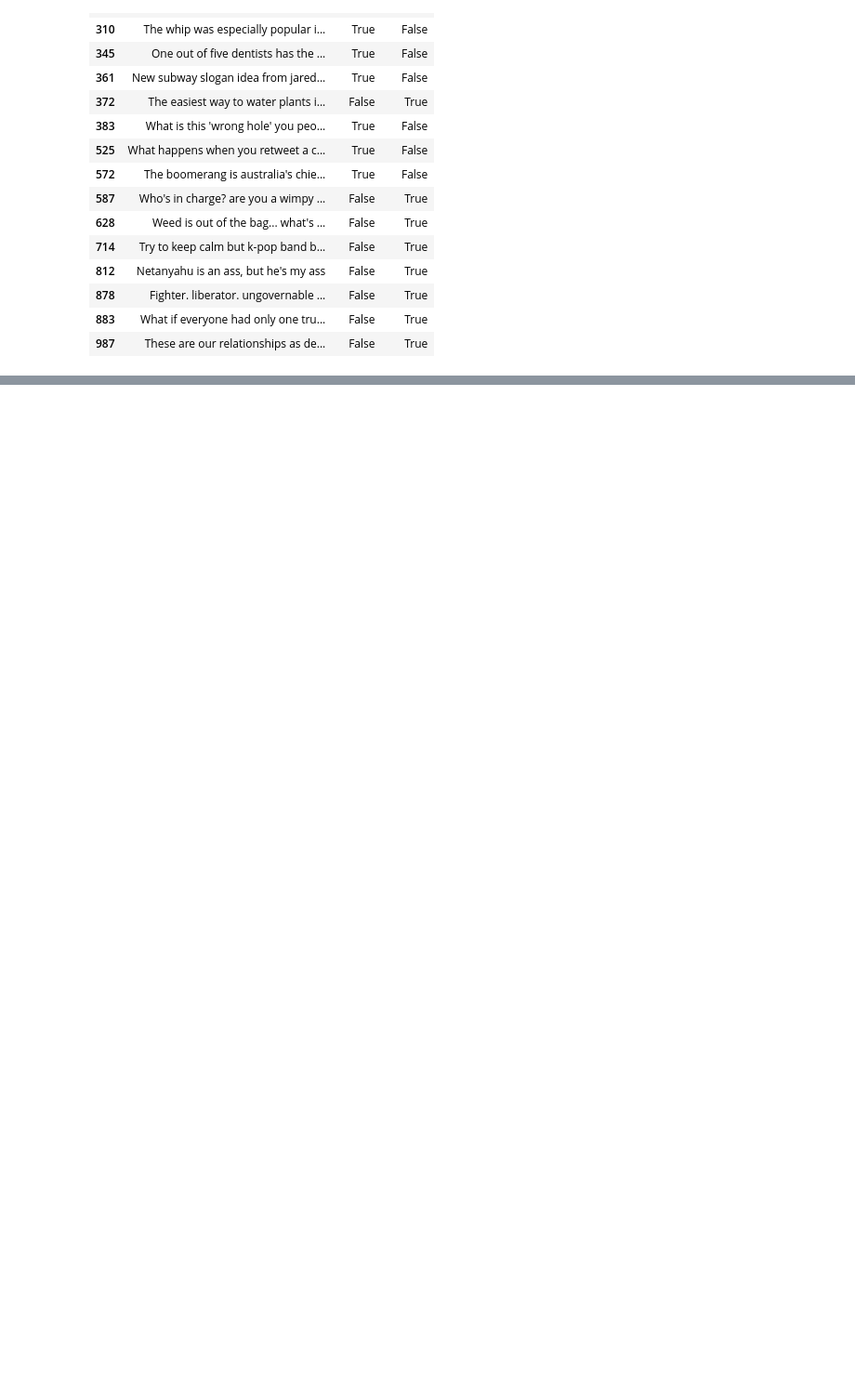
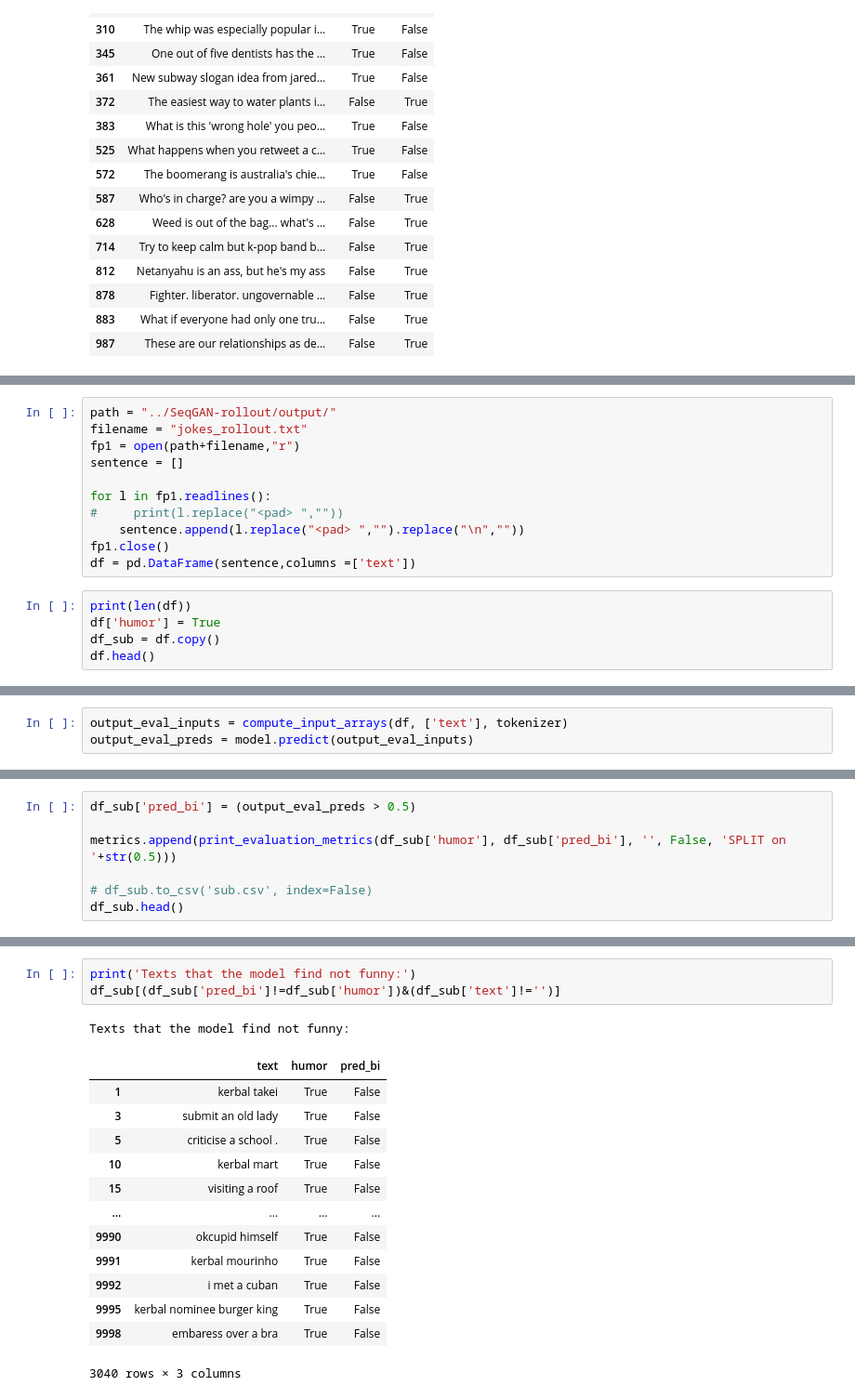
Before and after one commit to junyanj1/joke-gen, a Jupyter notebook: ColBERT humor/train-colbert-evaluate-seqgan.ipynb, the cells around one changed output, grey strips where cells are left out. Shown at 93% size. Saved outputs shown, nothing was run; the diff lists cells and outputs as text; blank space fills up the shorter version.

```diff
--- a/ColBERT humor/train-colbert-evaluate-seqgan.ipynb
+++ b/ColBERT humor/train-colbert-evaluate-seqgan.ipynb
@@ -402,0 +452,16 @@ Texts that the model failed to correctly predict:
+# %%
+path = "../SeqGAN-rollout/output/"
+filename = "jokes_rollout.txt"
+fp1 = open(path+filename,"r")
+sentence = []
+
+for l in fp1.readlines():
+#     print(l.replace("<pad> ",""))
+    sentence.append(l.replace("<pad> ","").replace("\n",""))
+fp1.close()
+df = pd.DataFrame(sentence,columns =['text'])
+# %%
+print(len(df))
+df['humor'] = True
+df_sub = df.copy()
+df.head()
@@ -402,0 +476,3 @@ Texts that the model failed to correctly predict:
+# %%
+output_eval_inputs = compute_input_arrays(df, ['text'], tokenizer)
+output_eval_preds = model.predict(output_eval_inputs)
@@ -402,0 +481,7 @@ Texts that the model failed to correctly predict:
+# %%
+df_sub['pred_bi'] = (output_eval_preds > 0.5)
+
+metrics.append(print_evaluation_metrics(df_sub['humor'], df_sub['pred_bi'], '', False, 'SPLIT on '+str(0.5)))
+
+# df_sub.to_csv('sub.csv', index=False)
+df_sub.head()
@@ -402,0 +500,18 @@ Texts that the model failed to correctly predict:
+# %%
+print('Texts that the model find not funny:')
+df_sub[(df_sub['pred_bi']!=df_sub['humor'])&(df_sub['text']!='')]
+# %% [output]
+Texts that the model find not funny:
+|  | text | humor | pred_bi |
+| 1 | kerbal takei | True | False |
+| 3 | submit an old lady | True | False |
+| 5 | criticise a school . | True | False |
+| 10 | kerbal mart | True | False |
+| 15 | visiting a roof | True | False |
+| ... | ... | ... | ... |
+| 9990 | okcupid himself | True | False |
+| 9991 | kerbal mourinho | True | False |
+| 9992 | i met a cuban | True | False |
+| 9995 | kerbal nominee burger king | True | False |
+| 9998 | embaress over a bra | True | False |
+3040 rows × 3 columns
```
Also changed, not shown: parts of 37 cells of this notebook.
